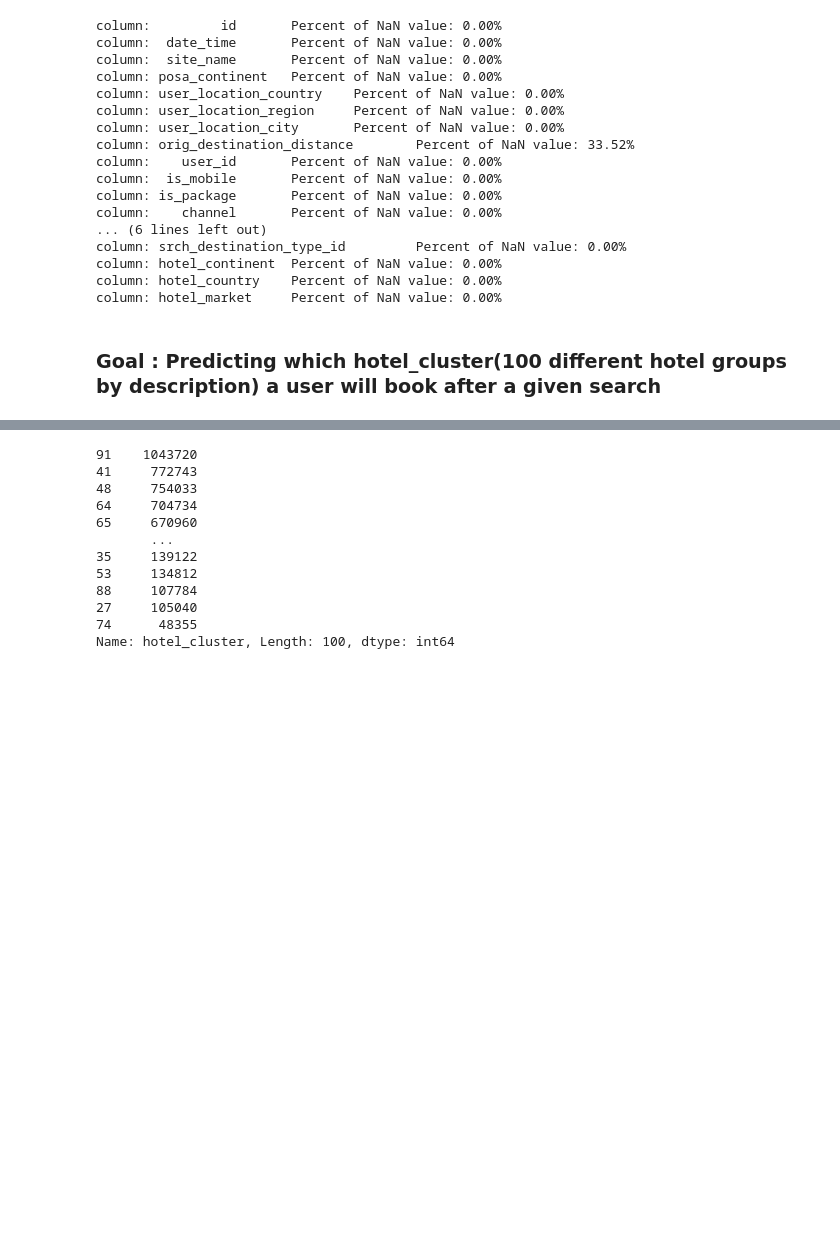
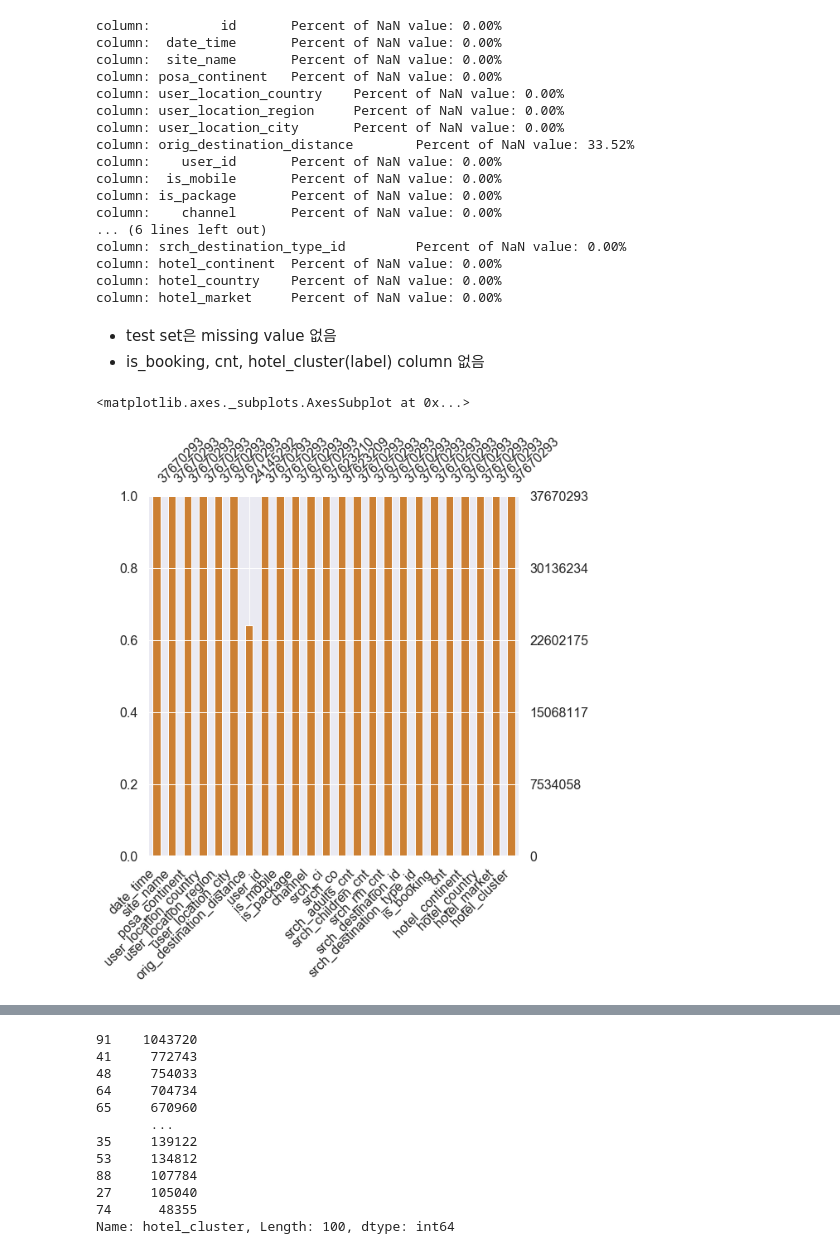
Before and after one commit to znulll/ROWILT, a Jupyter notebook: Kaggle/expedia-hotel-recommendations/expedia_hotel_recommendations.ipynb, the cells around one changed output, grey strips where cells are left out. Cells and saved outputs as stored; diff of their text form; code cells hidden in the pictures; blank space fills up the shorter version.

Commit message:
2021-06-01 kaggle expedia-hotel-recommendation check data update

```diff
--- a/Kaggle/expedia-hotel-recommendations/expedia_hotel_recommendations.ipynb
+++ b/Kaggle/expedia-hotel-recommendations/expedia_hotel_recommendations.ipynb
@@ -235,5 +264,12 @@ column: srch_destination_type_id         Percent of NaN value: 0.00%
 column: hotel_continent  Percent of NaN value: 0.00%
 column: hotel_country    Percent of NaN value: 0.00%
 column: hotel_market     Percent of NaN value: 0.00%
-# %% [markdown]
-### Goal : Predicting which hotel_cluster(100 different hotel groups by description) a user will book after a given search
+# %% [markdown]
+- test set은 missing value 없음
+- is_booking, cnt, hotel_cluster(label) column 없음
+# %%
+msno.bar(df=train.iloc[:, :], figsize=(8, 8), color=(0.8, 0.5, 0.2))
+# msno.matrix(df=train.iloc[:, :], figsize=(8, 8), color=(0.8, 0.5, 0.2))
+# %% [output]
+<matplotlib.axes._subplots.AxesSubplot at 0x...>
+[figure, added]
```
Also changed, not shown: parts of 10 cells of this notebook.
